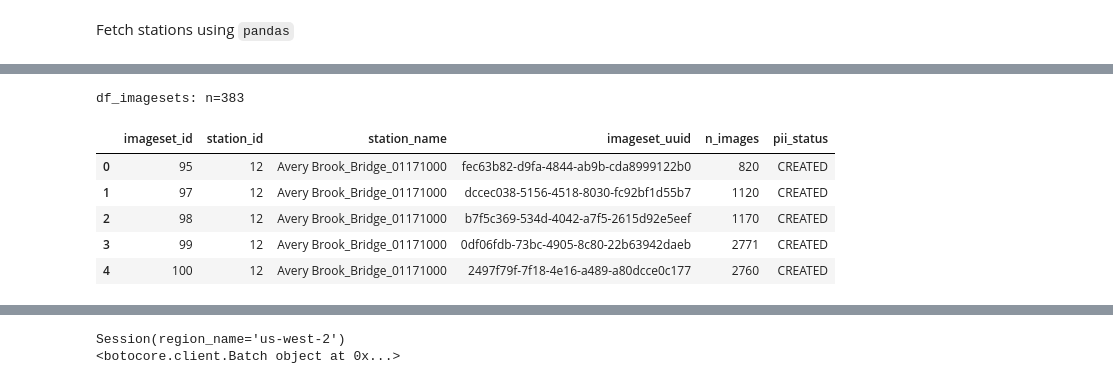
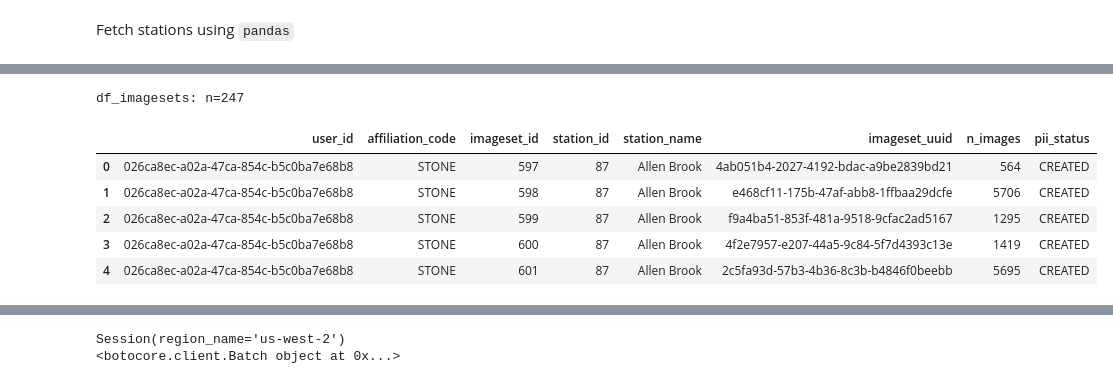
Before and after one commit to EcoSHEDS/fpe-model, a Jupyter notebook: pii-detector/notebooks/20230418-pii-batch-jobs.ipynb, the cells around one changed output, grey strips where cells are left out. Saved outputs shown, nothing was run; the diff lists cells and outputs as text; code cells hidden in the pictures.

```diff
--- a/pii-detector/notebooks/20230418-pii-batch-jobs.ipynb
+++ b/pii-detector/notebooks/20230418-pii-batch-jobs.ipynb
@@ -81,32 +81,36 @@ stations: n=23
 # %%
 # fetch imagesets
 
 query = f"""
-    SELECT imagesets.id as imageset_id,
+    SELECT users.id as user_id,
+           users.affiliation_code,
+           imagesets.id as imageset_id,
            station_id,
            stations.name as station_name,
            uuid as imageset_uuid,
            n_images,
            pii_status
     FROM imagesets
     LEFT JOIN stations ON imagesets.station_id=stations.id
+    LEFT JOIN users ON stations.user_id=users.id
     WHERE imagesets.pii_status = 'CREATED'
-      AND stations.user_id='{conte_user_id}'
       AND imagesets.status='DONE'
     ORDER BY station_name, imageset_id
 """
 
 # Execute the SQL query and return the results as a Pandas DataFrame
 df_imagesets = pd.read_sql(query, engine)
 
 print(f"df_imagesets: n={len(df_imagesets)}")
 
 df_imagesets.head()
+
+# df_imagesets.groupby(['user_id', 'affiliation_code']).sum('n_images').sort_values('n_images', ascending=False)
 # %% [output]
-df_imagesets: n=383
+df_imagesets: n=247
-|  | imageset_id | station_id | station_name | imageset_uuid | n_images | pii_status |
-| 0 | 95 | 12 | Avery Brook_Bridge_01171000 | fec63b82-d9fa-4844-ab9b-cda8999122b0 | 820 | CREATED |
-| 1 | 97 | 12 | Avery Brook_Bridge_01171000 | dccec038-5156-4518-8030-fc92bf1d55b7 | 1120 | CREATED |
-| 2 | 98 | 12 | Avery Brook_Bridge_01171000 | b7f5c369-534d-4042-a7f5-2615d92e5eef | 1170 | CREATED |
-| 3 | 99 | 12 | Avery Brook_Bridge_01171000 | 0df06fdb-73bc-4905-8c80-22b63942daeb | 2771 | CREATED |
-| 4 | 100 | 12 | Avery Brook_Bridge_01171000 | 2497f79f-7f18-4e16-a489-a80dcce0c177 | 2760 | CREATED |
+|  | user_id | affiliation_code | imageset_id | station_id | station_name | imageset_uuid | n_images | pii_status |
+| 0 | 026ca8ec-a02a-47ca-854c-b5c0ba7e68b8 | STONE | 597 | 87 | Allen Brook | 4ab051b4-2027-4192-bdac-a9be2839bd21 | 564 | CREATED |
+| 1 | 026ca8ec-a02a-47ca-854c-b5c0ba7e68b8 | STONE | 598 | 87 | Allen Brook | e468cf11-175b-47af-abb8-1ffbaa29dcfe | 5706 | CREATED |
+| 2 | 026ca8ec-a02a-47ca-854c-b5c0ba7e68b8 | STONE | 599 | 87 | Allen Brook | f9a4ba51-853f-481a-9518-9cfac2ad5167 | 1295 | CREATED |
+| 3 | 026ca8ec-a02a-47ca-854c-b5c0ba7e68b8 | STONE | 600 | 87 | Allen Brook | 4f2e7957-e207-44a5-9c84-5f7d4393c13e | 1419 | CREATED |
+| 4 | 026ca8ec-a02a-47ca-854c-b5c0ba7e68b8 | STONE | 601 | 87 | Allen Brook | 2c5fa93d-57b3-4b36-8c3b-b4846f0beebb | 5695 | CREATED |
```
Also changed, not shown: parts of 11 cells of this notebook.
